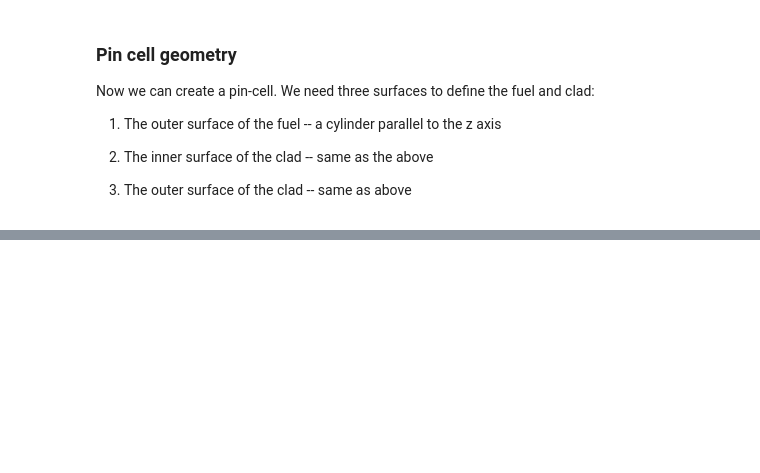
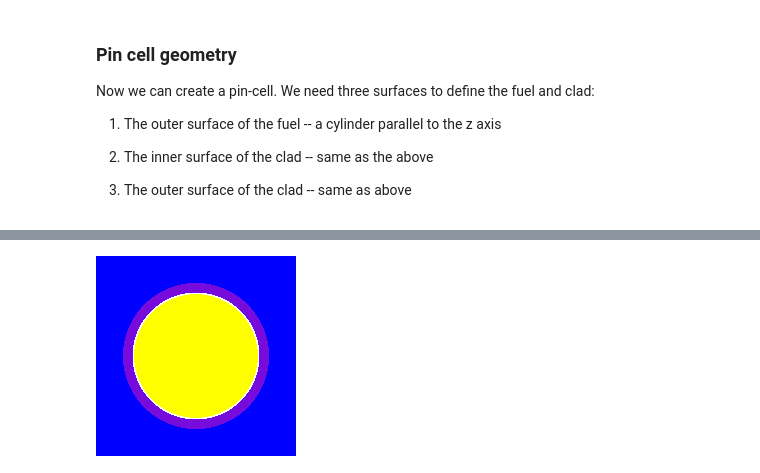
Before and after one commit to dokeeffe87/learning_openmc, a Jupyter notebook: src/examples/pincell.ipynb, the cells around one changed output, grey strips where cells are left out. Saved outputs shown, nothing was run; the diff lists cells and outputs as text; code cells hidden in the pictures; blank space fills up the shorter version.

Commit message:
added complete example

```diff
--- a/src/examples/pincell.ipynb
+++ b/src/examples/pincell.ipynb
@@ -242,4 +249,9 @@ clad = openmc.Cell(name='clad')
 clad.fill = zirconium
 clad.region = clad_region
 # %%
-# We also need to handle coolant outside of our fuel pin
+# We also need to handle coolant outside of our fuel pin. To do this, we create x and y planes that bound the geometry
+pitch = 1.26
+left = openmc.XPlane(-pitch/2, boundary_type='reflective')
+right = openmc.XPlane(pitch/2, boundary_type='reflective')
+bottom = openmc.YPlane(-pitch/2, boundary_type='reflective')
+top = openmc.YPlane(pitch/2, boundary_type='reflective')
@@ -245,0 +355,2 @@ clad.region = clad_region
+# %%
+openmc.run(path_input='../../../openmc_data/pincell_example', output=True)
@@ -245,0 +386,7 @@ clad.region = clad_region
+# %%
+plot = openmc.Plot()
+plot.filename = 'pinplot'
+plot.width = (pitch, pitch)
+plot.pixels = (200, 200)
+plot.color_by = 'material'
+plot.colors = {uo2: 'yellow', water: 'blue'}
@@ -245,0 +421,4 @@ clad.region = clad_region
+# %%
+plot.to_ipython_image(cwd='../../../openmc_data/pincell_example')
+# %% [output]
+[figure, added]
```
Also changed, not shown: parts of 22 cells of this notebook.
